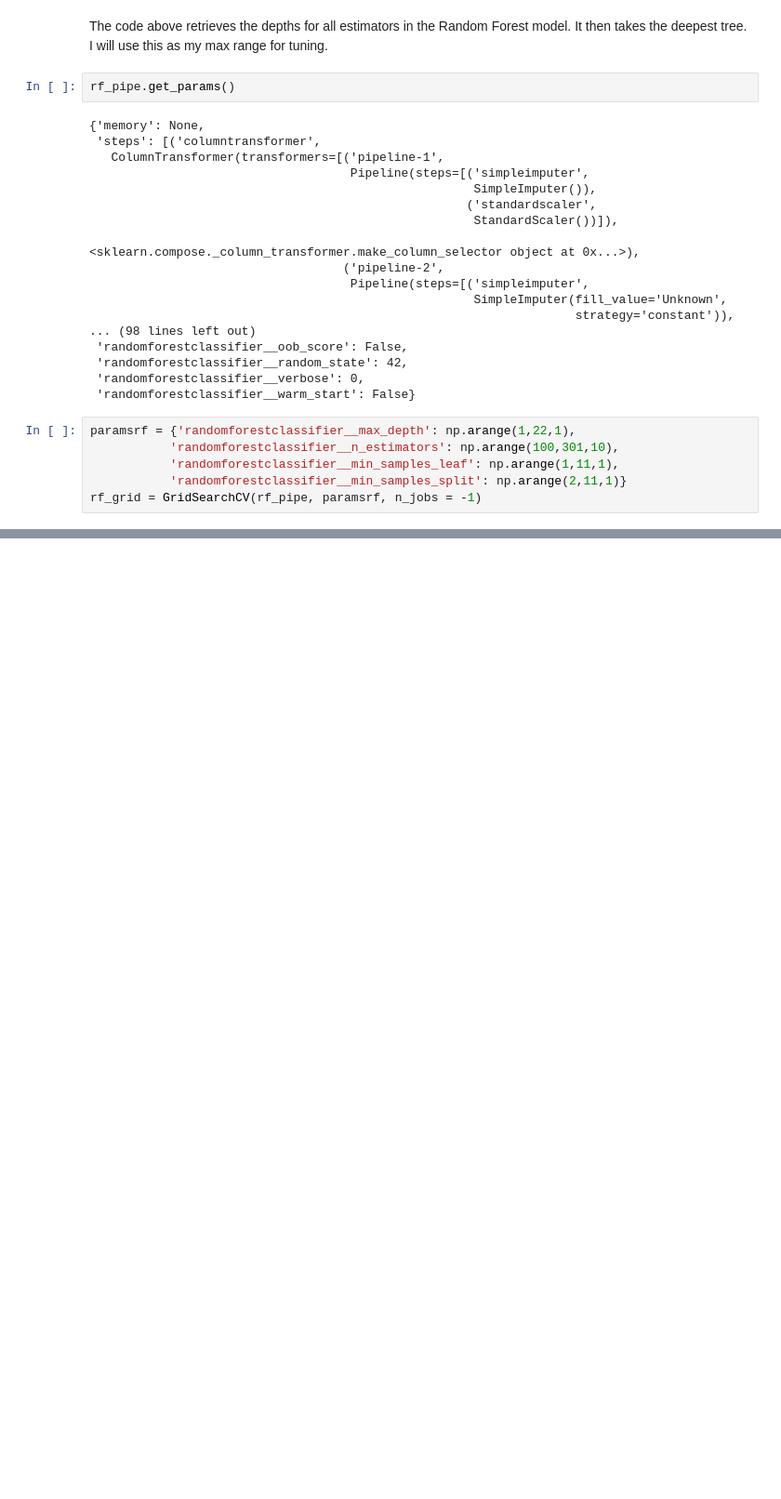
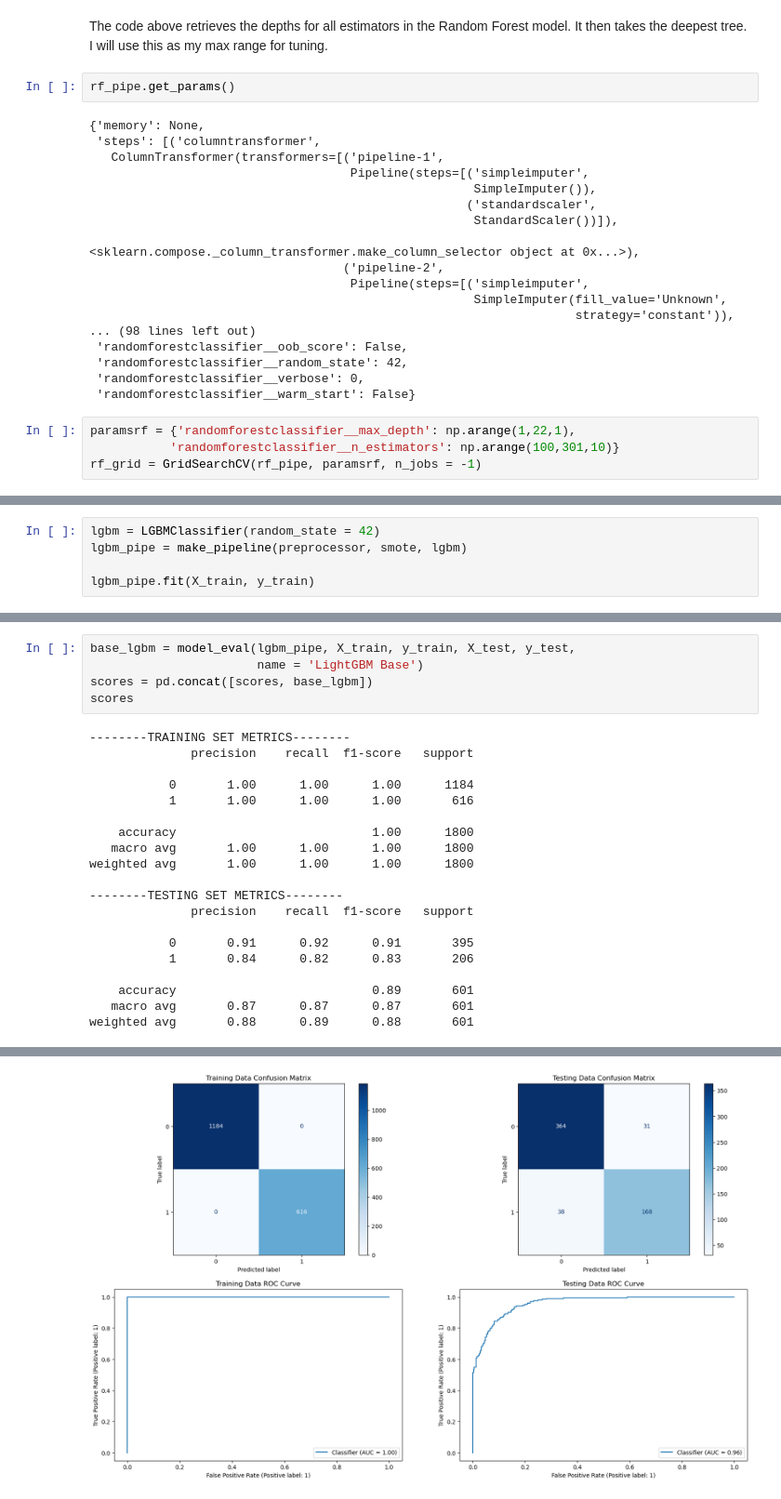
Before and after one commit to RaymondGarcia1107/Classification-Analysis, a Jupyter notebook: MetabolicSyndromeClassification.ipynb, the cells around one changed output, grey strips where cells are left out. Shown at 93% size. Cells and saved outputs as stored; diff of their text form; blank space fills up the shorter version.

```diff
--- a/MetabolicSyndromeClassification.ipynb
+++ b/MetabolicSyndromeClassification.ipynb
@@ -1365,8 +1363,6 @@ rf_pipe.get_params()
  'randomforestclassifier__warm_start': False}
 # %%
 paramsrf = {'randomforestclassifier__max_depth': np.arange(1,22,1),
-           'randomforestclassifier__n_estimators': np.arange(100,301,10),
-           'randomforestclassifier__min_samples_leaf': np.arange(1,11,1),
-           'randomforestclassifier__min_samples_split': np.arange(2,11,1)}
+           'randomforestclassifier__n_estimators': np.arange(100,301,10)}
 rf_grid = GridSearchCV(rf_pipe, paramsrf, n_jobs = -1)
 # %%
@@ -1386,0 +1455,5 @@ scores
+# %%
+lgbm = LGBMClassifier(random_state = 42)
+lgbm_pipe = make_pipeline(preprocessor, smote, lgbm)
+
+lgbm_pipe.fit(X_train, y_train)
@@ -1386,0 +1478,25 @@ scores
+# %%
+base_lgbm = model_eval(lgbm_pipe, X_train, y_train, X_test, y_test,
+                       name = 'LightGBM Base')
+scores = pd.concat([scores, base_lgbm])
+scores
+# %% [output]
+--------TRAINING SET METRICS--------
+              precision    recall  f1-score   support
+
+           0       1.00      1.00      1.00      1184
+           1       1.00      1.00      1.00       616
+
+    accuracy                           1.00      1800
+   macro avg       1.00      1.00      1.00      1800
+weighted avg       1.00      1.00      1.00      1800
+
+--------TESTING SET METRICS--------
+              precision    recall  f1-score   support
+
+           0       0.91      0.92      0.91       395
+           1       0.84      0.82      0.83       206
+
+    accuracy                           0.89       601
+   macro avg       0.87      0.87      0.87       601
+weighted avg       0.88      0.89      0.88       601
@@ -1386,0 +1509 @@ scores
+[figure, added]
```
Also changed, not shown: parts of 41 cells of this notebook.
